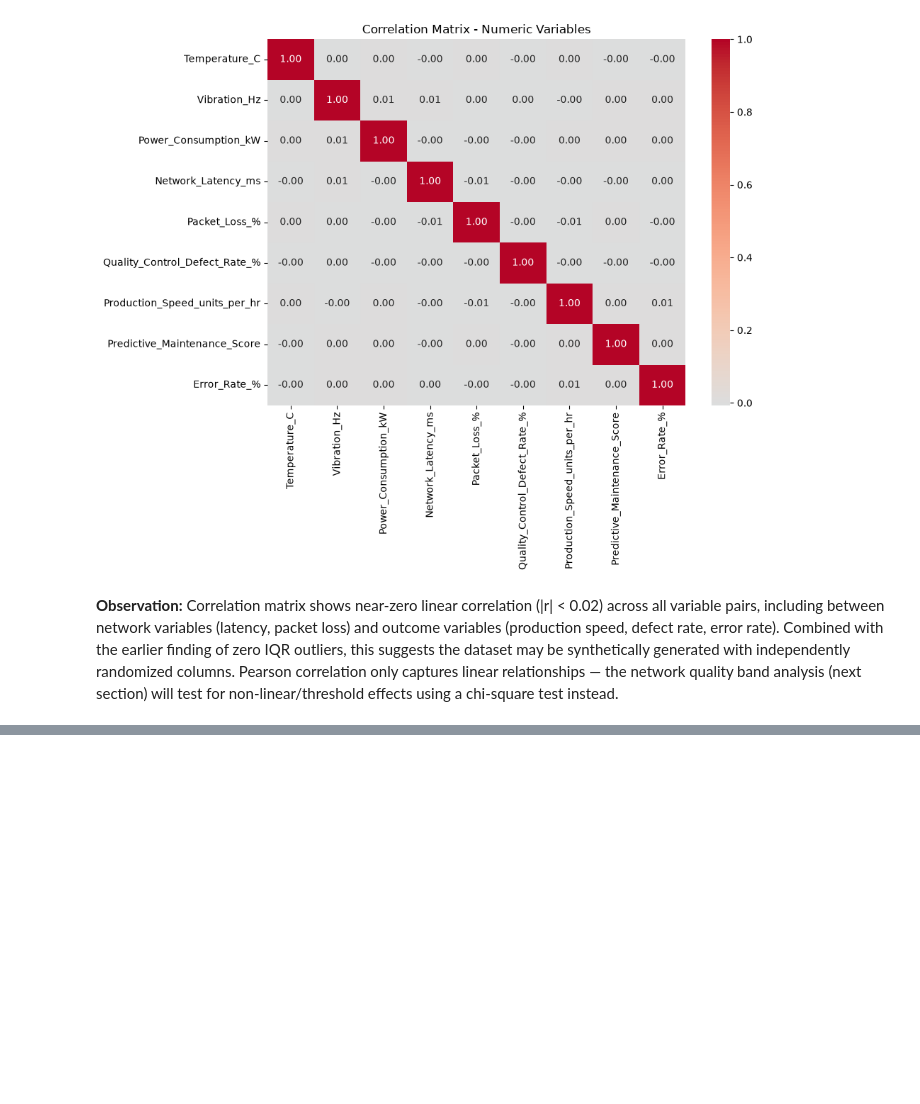
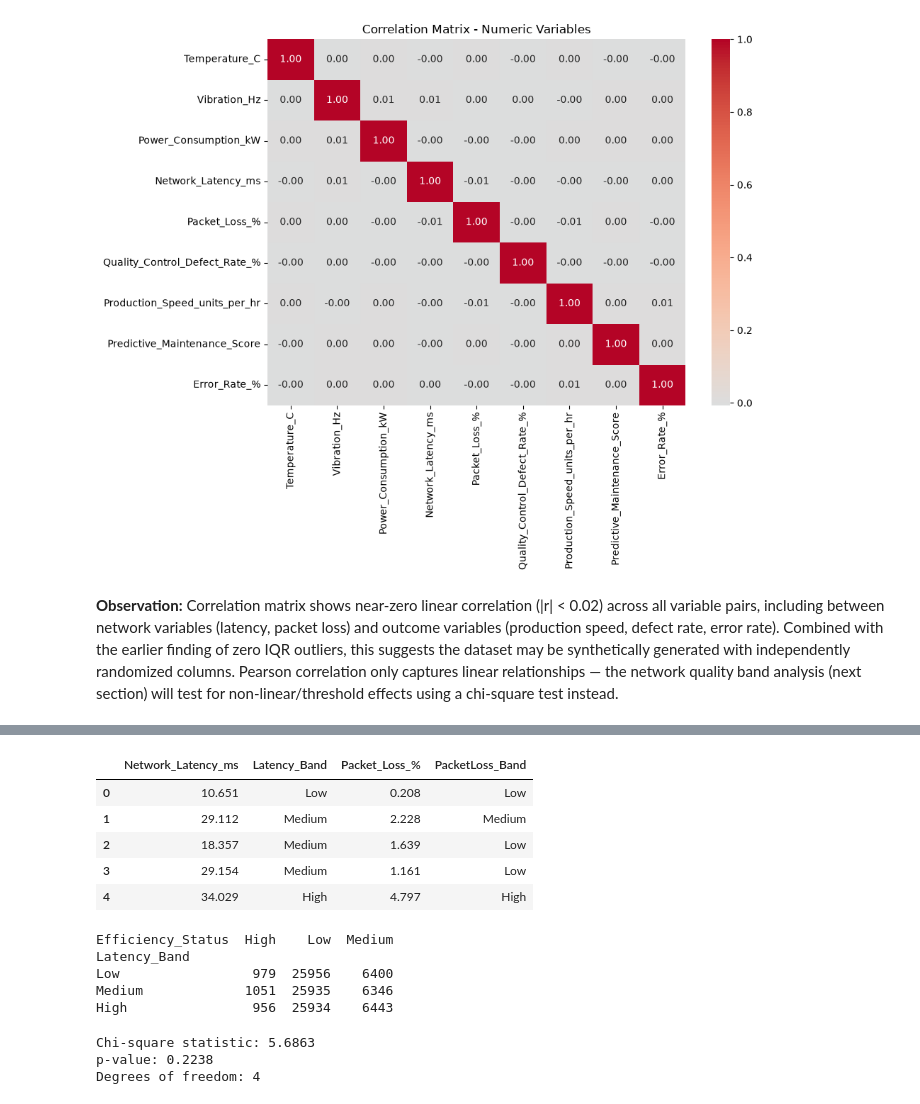
Before and after one commit to VanshKansal1110/Data_Analytics_Projects, a Jupyter notebook: Project_01__6G_Impact_On_Manufacturing/notebooks/01_eda.ipynb, the cells around one changed output, grey strips where cells are left out. Cells and saved outputs as stored; diff of their text form; code cells hidden in the pictures; blank space fills up the shorter version.

Commit message:
Chi-square tests: no significant association between network bands and efficiency status

```diff
--- a/Project_01__6G_Impact_On_Manufacturing/notebooks/01_eda.ipynb
+++ b/Project_01__6G_Impact_On_Manufacturing/notebooks/01_eda.ipynb
@@ -171,0 +175,32 @@ plt.show()
+# %%
+df['Latency_Band'] = pd.qcut(df['Network_Latency_ms'], 3, labels=['Low', 'Medium', 'High'])
+df['PacketLoss_Band'] = pd.qcut(df['Packet_Loss_%'], 3, labels=['Low', 'Medium', 'High'])
+
+df[['Network_Latency_ms', 'Latency_Band', 'Packet_Loss_%', 'PacketLoss_Band']].head()
+# %% [output]
+|  | Network_Latency_ms | Latency_Band | Packet_Loss_% | PacketLoss_Band |
+| 0 | 10.651 | Low | 0.208 | Low |
+| 1 | 29.112 | Medium | 2.228 | Medium |
+| 2 | 18.357 | Medium | 1.639 | Low |
+| 3 | 29.154 | Medium | 1.161 | Low |
+| 4 | 34.029 | High | 4.797 | High |
+# %%
+latency_crosstab = pd.crosstab(df['Latency_Band'], df['Efficiency_Status'])
+print(latency_crosstab)
+# %% [output]
+Efficiency_Status  High    Low  Medium
+Latency_Band
+Low                 979  25956    6400
+Medium             1051  25935    6346
+High                956  25934    6443
+# %%
+from scipy.stats import chi2_contingency
+
+chi2, p_value, dof, expected = chi2_contingency(latency_crosstab)
+print(f"Chi-square statistic: {chi2:.4f}")
+print(f"p-value: {p_value:.4f}")
+print(f"Degrees of freedom: {dof}")
+# %% [output]
+Chi-square statistic: 5.6863
+p-value: 0.2238
+Degrees of freedom: 4
```
Also changed, not shown: parts of 3 cells of this notebook.
